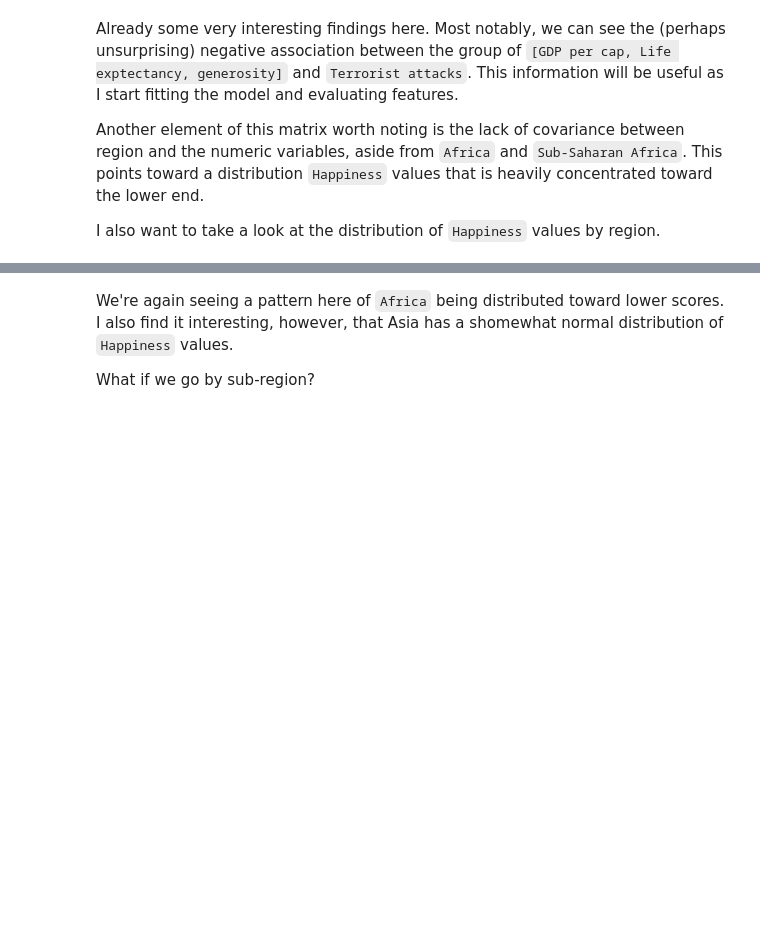
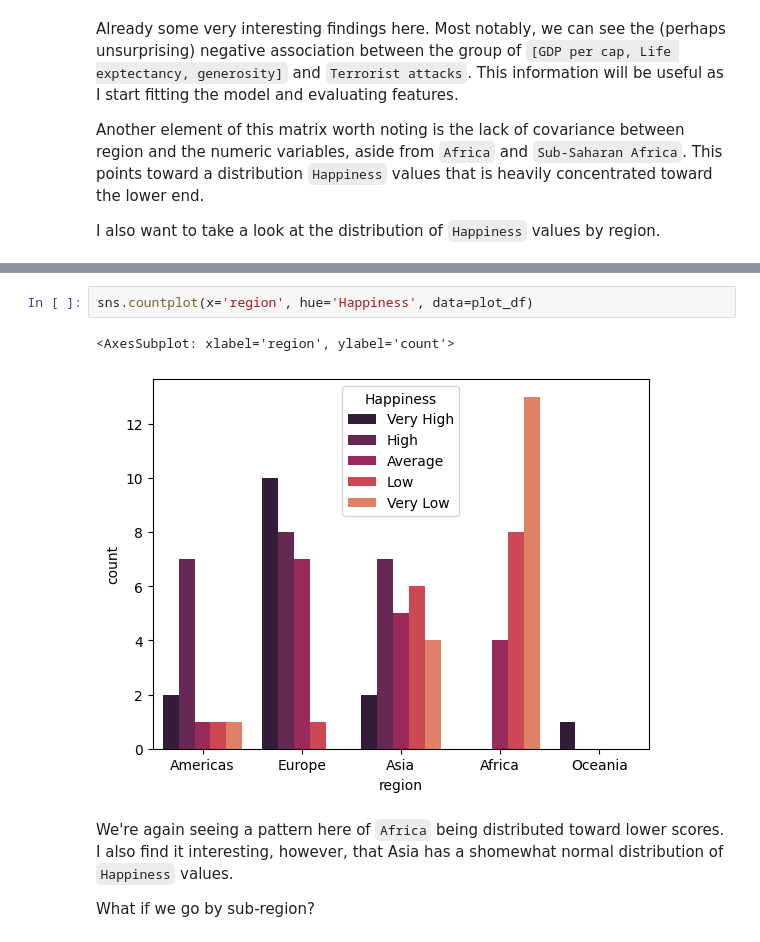
Before and after one commit to jer164/world-happiness-report, a Jupyter notebook: assignment1_jer.ipynb, the cells around one changed output, grey strips where cells are left out. Drawn from its saved outputs; the diff is of its cells as text; blank space fills up the shorter version.

```diff
--- a/assignment1_jer.ipynb
+++ b/assignment1_jer.ipynb
@@ -134,3 +151,8 @@ I also want to take a look at the distribution of `Happiness` values by region.
+# %%
+sns.countplot(x='region', hue='Happiness', data=plot_df)
+# %% [output]
+<AxesSubplot: xlabel='region', ylabel='count'>
+[figure, added]
 # %% [markdown]
 We're again seeing a pattern here of `Africa` being distributed toward lower scores. I also find it interesting, however, that Asia has a shomewhat normal distribution of `Happiness` values.
 
```
Also changed, not shown: parts of 13 cells of this notebook, 1 other file.
